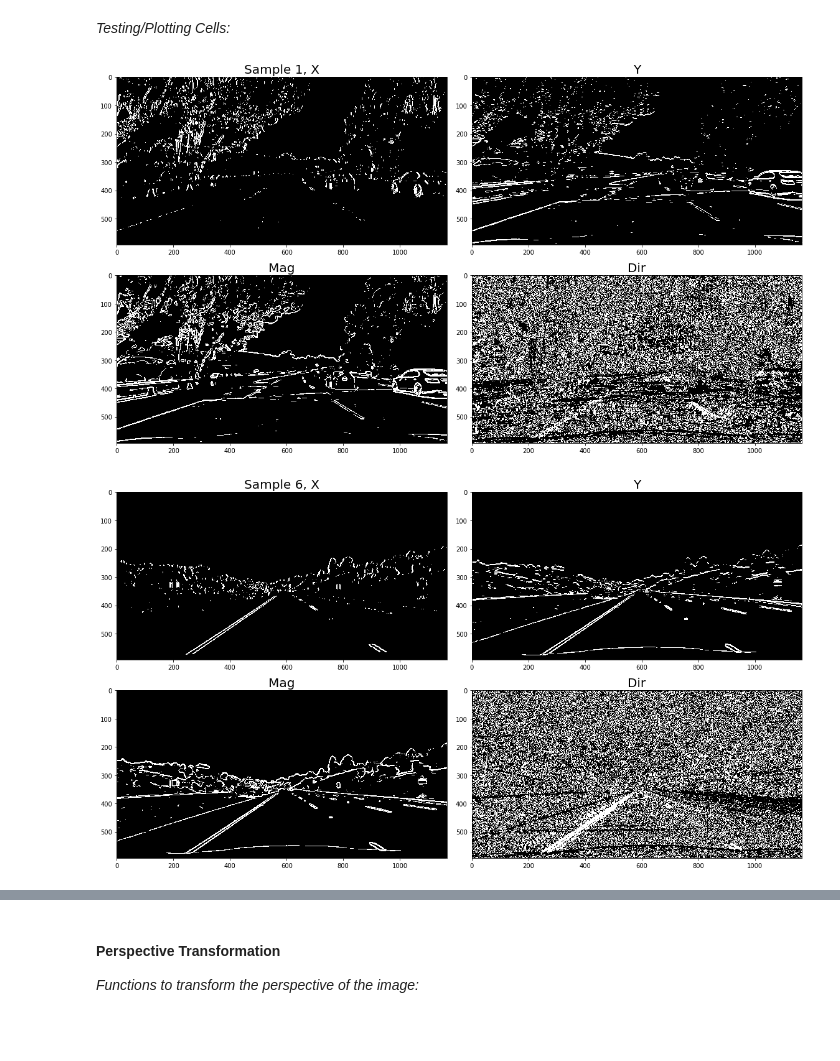
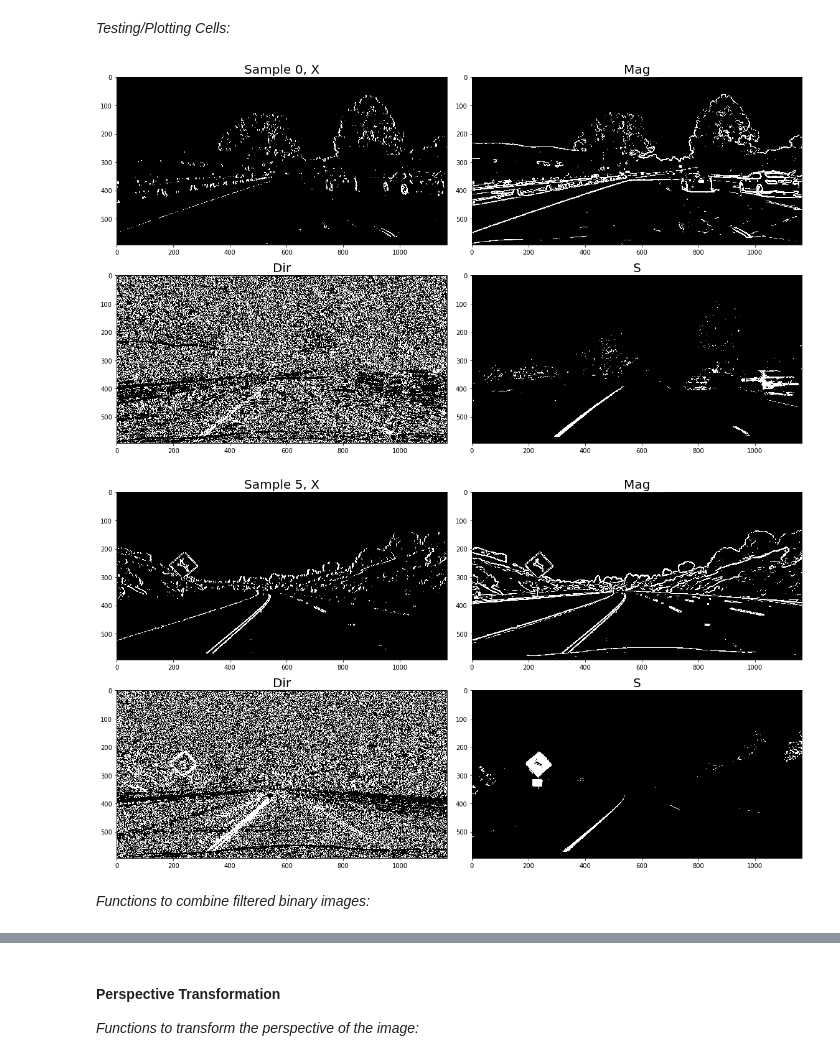
Before and after one commit to Merberg/CarND-Advanced-Lane-Lines, a Jupyter notebook: AdvancedLaneFinding.ipynb, the cells around one changed output, grey strips where cells are left out. Drawn from its saved outputs; the diff is of its cells as text; code cells hidden in the pictures; blank space fills up the shorter version.

```diff
--- a/AdvancedLaneFinding.ipynb
+++ b/AdvancedLaneFinding.ipynb
@@ -249,17 +237,19 @@ def combineThresholds(img):
 # %% [markdown]
 _Testing/Plotting Cells:_
 # %%
-samples = random.sample(range(0,len(testUndistorteds)), 2)
+samples = [0, 5]
 grayMaps = ['gray','gray','gray','gray']
 
 for idx, img in enumerate(testUndistorteds):
     # Run all the threshold calculations
     gradx, grady, magB, dirB, satB = applyAllThresholds(img)
 
     if idx in samples:
-        plotMany(2, 2, [gradx,grady,magB,dirB],
-                ["Sample {}, X".format(idx),'Y','Mag','Dir'],
+        plotMany(2, 2, [gradx,magB,dirB,satB],
+                ["Sample {}, X".format(idx),'Mag','Dir','S'],
                  grayMaps)
 # %% [output]
-[figure, old version]
+[figure, new version]
-[figure, old version]
+[figure, new version]
+# %% [markdown]
+_Functions to combine filtered binary images:_
```
Also changed, not shown: parts of 12 cells of this notebook.
